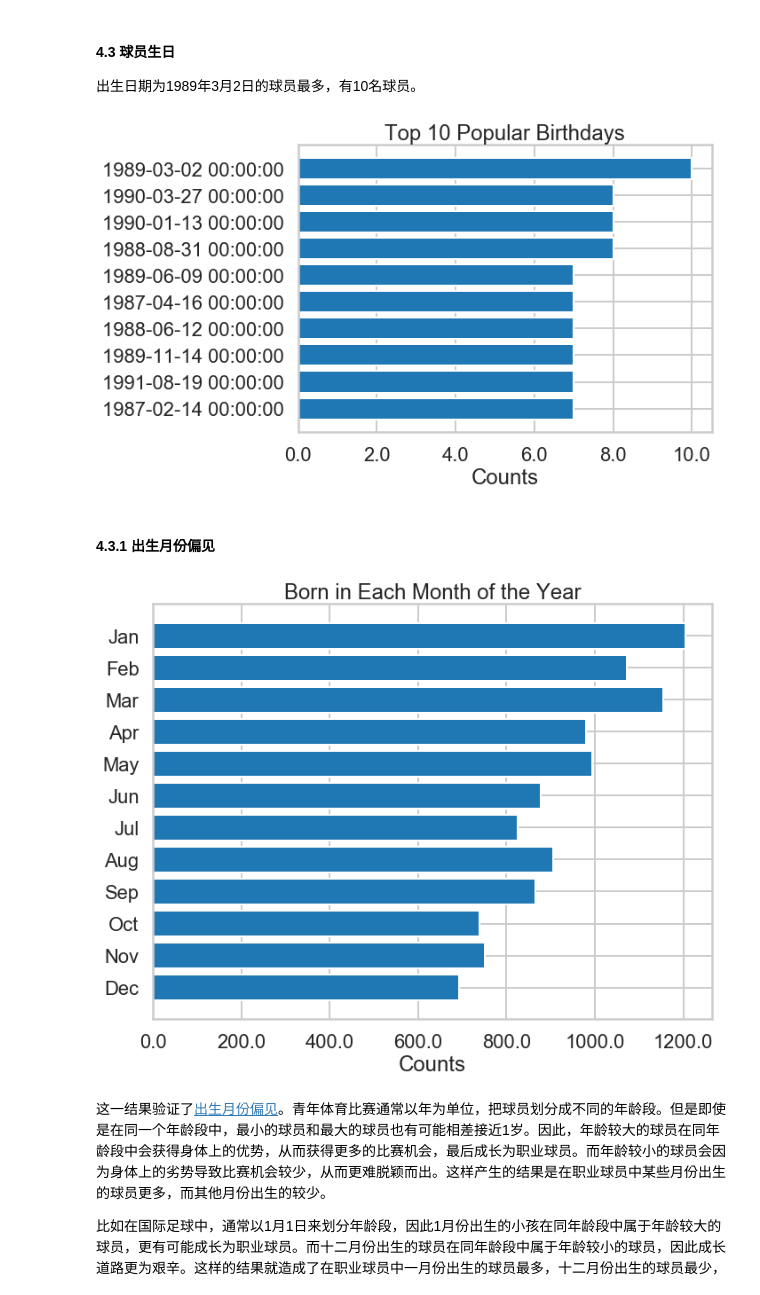
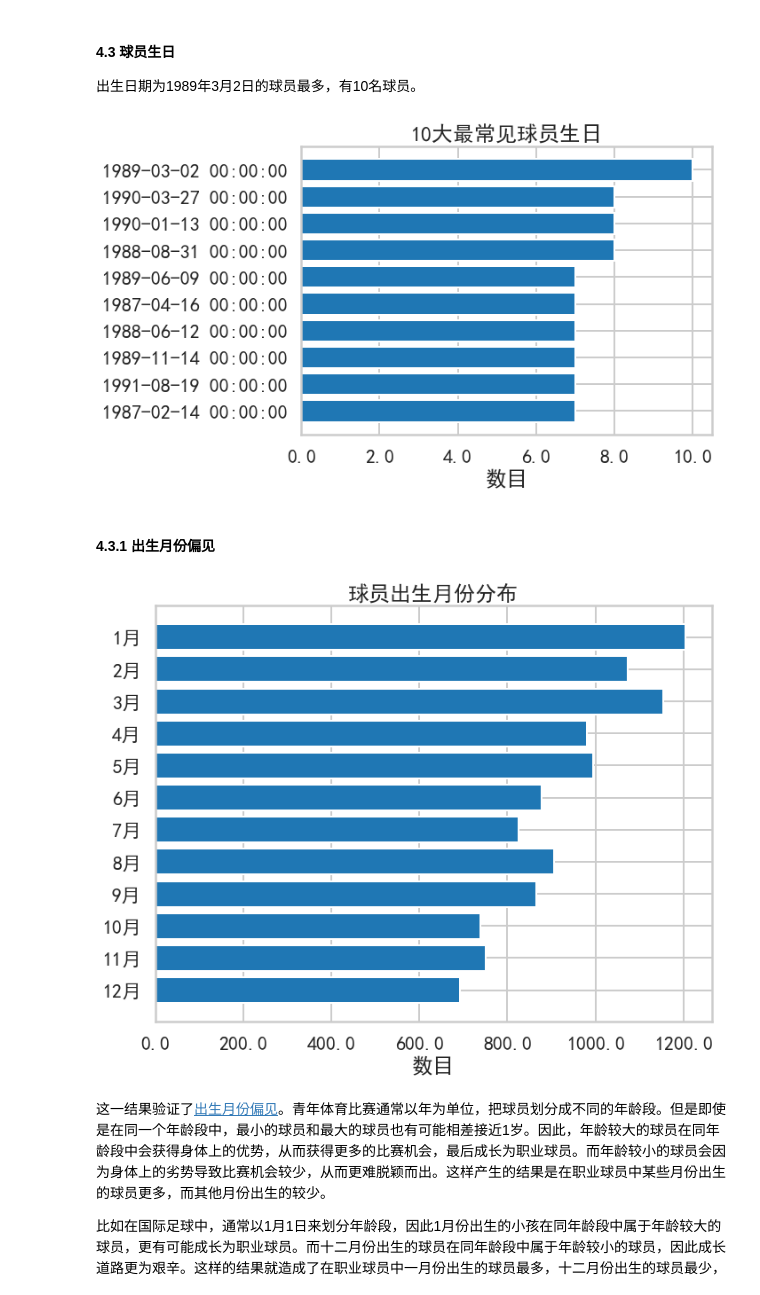
Before and after one commit to xzl524/football_data_analysis, a Jupyter notebook: projects/european_soccer_database_analysis/exploratory_data_analysis/exploratory_data_analysis_1_CN.ipynb, the cells around one changed output. Drawn from its saved outputs; the diff is of its cells as text; code cells hidden in the pictures.

```diff
--- a/projects/european_soccer_database_analysis/exploratory_data_analysis/exploratory_data_analysis_1_CN.ipynb
+++ b/projects/european_soccer_database_analysis/exploratory_data_analysis/exploratory_data_analysis_1_CN.ipynb
@@ -58,6 +58,7 @@ import os
 
 sns.set_style('whitegrid')
 sns.set_context('poster')
+sns.set_style({'font.sans-serif':['simhei','Arial']})#图中显示中文
 
-print('All general modules are imported.')
+print('所有需要的python模块都已导入。')
 # %% [output]
@@ -374,34 +385,33 @@ plt.tight_layout()
 # %%
 # Top counts number
 top_num = 10
 
 # get top counts name table
 top_counts_birthday = player.groupby('birthday',as_index=False).count().sort_values('player_api_id',ascending=False).head(top_num)
 
 # Make a barhplot
 fig, ax = plt.subplots(figsize=(10,6))
 
 ax.barh(np.arange(top_num), top_counts_birthday['player_api_id'].values, align = 'center')
 
 # Set x&y label, ticklabel and their size
 ax.set_yticks(np.arange(top_num))
 ax.set_yticklabels(top_counts_birthday['birthday'].values)
 ax.invert_yaxis()
 ax.set_xticklabels(ax.get_xticks())
-ax.set_xlabel('Counts')
-ax.set_title('Top {} Popular Birthdays'.format(top_num))
+ax.set_xlabel('数目')
+ax.set_title('{}大最常见球员生日'.format(top_num))
 
 plt.tight_layout()
-#plt.savefig('birthday',dpi=400)
 # %% [output]
-[figure, old version]
+[figure, new version]
 # %% [markdown]
 #### 4.3.1 出生月份偏见
 # %%
 player['birthday'] = pd.to_datetime(player['birthday'], yearfirst=True)
 player['month'] = [i.month for i in player['birthday']]
 
-month_name = ['Jan', 'Feb', 'Mar', 'Apr', 'May', 'Jun', 'Jul', 'Aug', 'Sep', 'Oct', 'Nov', 'Dec']
+month_name = ['1月', '2月', '3月', '4月', '5月', '6月', '7月', '8月', '9月', '10月', '11月', '12月']
 
 month_gby = player.groupby(by='month', as_index=False).count()
 
@@ -415,13 +425,12 @@ ax.set_yticks(month_gby['month'])
 ax.set_yticklabels(month_name)
 ax.invert_yaxis()
 ax.set_xticklabels(ax.get_xticks())
-ax.set_xlabel('Counts')
-ax.set_title('Born in Each Month of the Year'.format(top_num))
+ax.set_xlabel('数目')
+ax.set_title('球员出生月份分布'.format(top_num))
 
 plt.tight_layout()
-#plt.savefig('RAE',dpi=400)
 # %% [output]
-[figure, old version]
+[figure, new version]
 # %% [markdown]
 这一结果验证了[出生月份偏见](https://en.wikipedia.org/wiki/Relative_age_effect)。青年体育比赛通常以年为单位，把球员划分成不同的年龄段。但是即使是在同一个年龄段中，最小的球员和最大的球员也有可能相差接近1岁。因此，年龄较大的球员在同年龄段中会获得身体上的优势，从而获得更多的比赛机会，最后成长为职业球员。而年龄较小的球员会因为身体上的劣势导致比赛机会较少，从而更难脱颖而出。这样产生的结果是在职业球员中某些月份出生的球员更多，而其他月份出生的较少。
 
```
Also changed, not shown: parts of 11 cells of this notebook.
